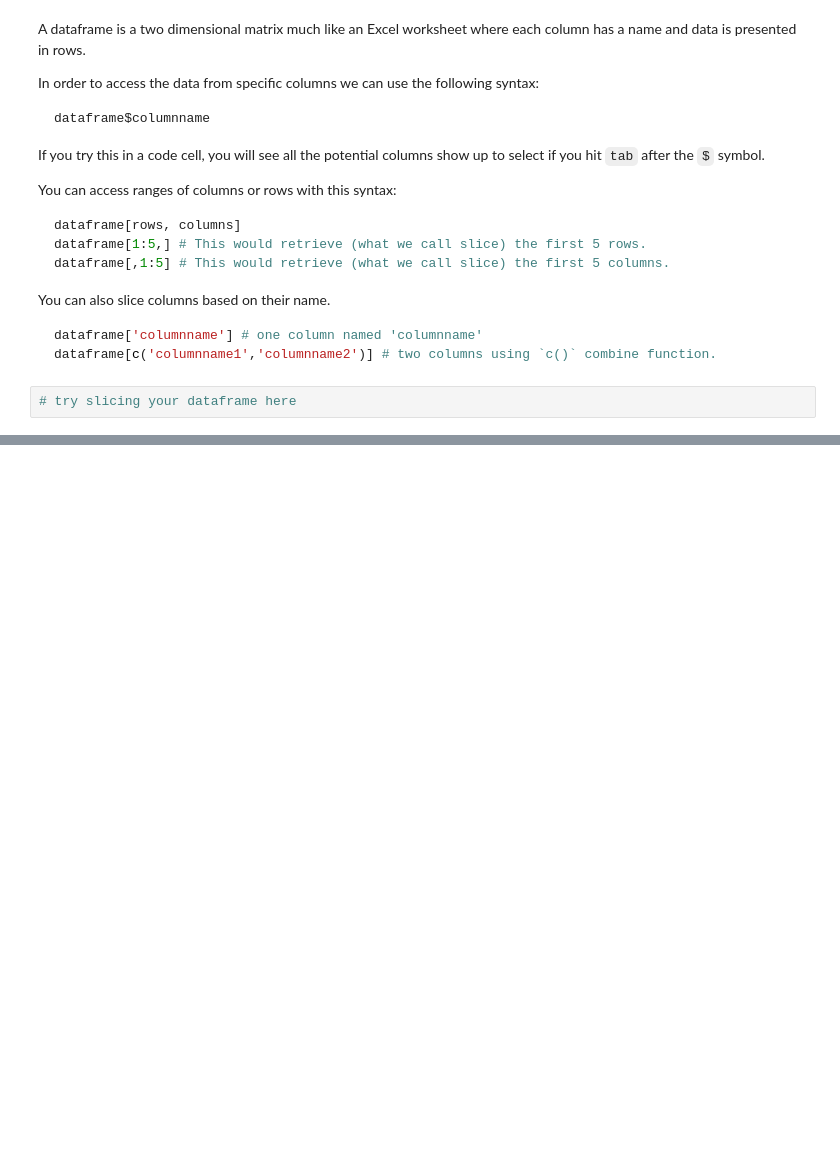
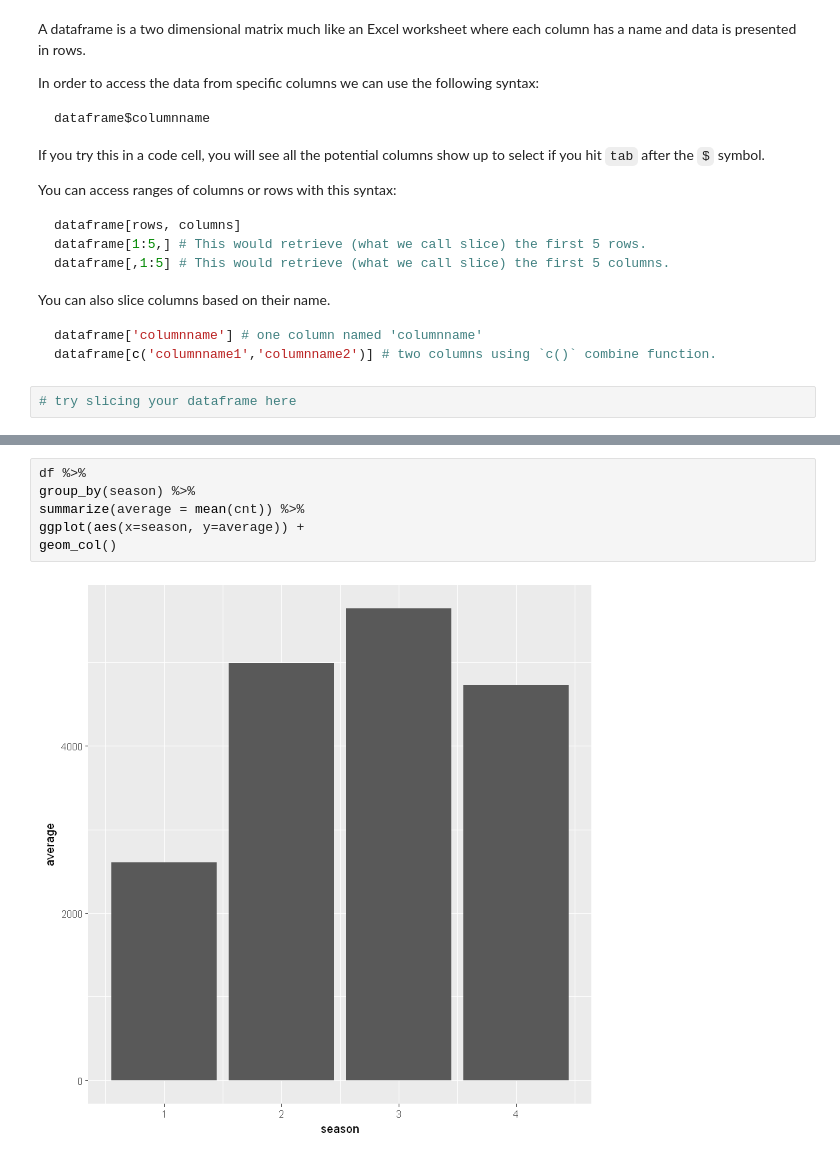
Before and after one commit to azbones/cis503_data_science_tools, a Jupyter notebook: Intro_to_data_science_tools-2.ipynb, the cells around one changed output, grey strips where cells are left out. Drawn from its saved outputs; the diff is of its cells as text; blank space fills up the shorter version.

```diff
--- a/Intro_to_data_science_tools-2.ipynb
+++ b/Intro_to_data_science_tools-2.ipynb
@@ -120,0 +263,8 @@ ggplot(data=df) + geom_point(mapping= aes(x=dteday, y=cnt))
+# %%
+df %>%
+group_by(season) %>%
+summarize(average = mean(cnt)) %>%
+ggplot(aes(x=season, y=average)) +
+geom_col()
+# %% [output]
+[figure, added]
```
Also changed, not shown: parts of 10 cells of this notebook, 1 other file.
